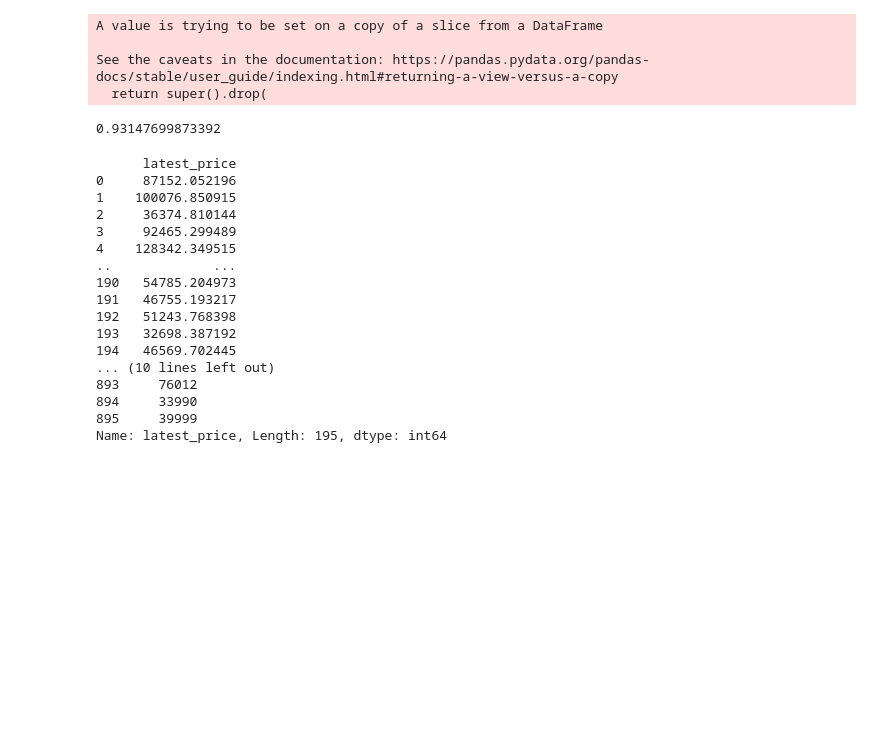
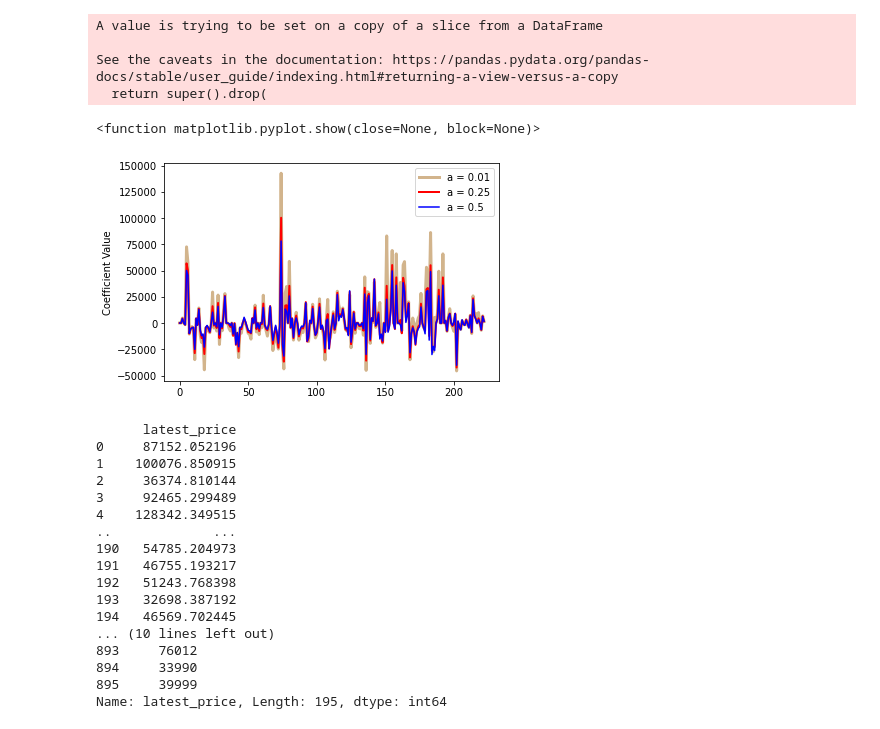
Before and after one commit to CalKat/COMP562-Final, a Jupyter notebook: RidgeRegressionModel.ipynb, the cells around one changed output. Saved outputs shown, nothing was run; the diff lists cells and outputs as text; code cells hidden in the pictures; blank space fills up the shorter version.

Commit message:
ridgeregression with visualized coefficients

```diff
--- a/RidgeRegressionModel.ipynb
+++ b/RidgeRegressionModel.ipynb
@@ -168,12 +168,24 @@ A value is trying to be set on a copy of a slice from a DataFrame
 See the caveats in the documentation: https://pandas.pydata.org/pandas-docs/stable/user_guide/indexing.html#returning-a-view-versus-a-copy
   return super().drop(
 # %%
-ridge_reg = linear_model.Ridge(alpha=.001)
-ridge_reg.fit(train_data, train_labels)
-ridge_reg.score(train_data, train_labels)
-#ridge_reg.intercept_
+ridge_reg_1 = linear_model.Ridge(alpha=0.01)
+ridge_reg_2 = linear_model.Ridge(alpha=0.25)
+ridge_reg_3 = linear_model.Ridge(alpha=0.5)
+ridge_reg_1.fit(train_data, train_labels)
+ridge_reg_1.score(train_data, train_labels)
+ridge_reg_2.fit(train_data, train_labels)
+ridge_reg_2.score(train_data, train_labels)
+ridge_reg_3.fit(train_data, train_labels)
+ridge_reg_3.score(train_data, train_labels)
+plt.plot(ridge_reg_1.coef_, color='tan', linewidth=3, label="a = 0.01")
+plt.plot(ridge_reg_2.coef_,  color='red', linewidth=2, label="a = 0.25")
+plt.plot(ridge_reg_3.coef_,  color='blue', label="a = 0.5")
+plt.ylabel("Coefficient Value")
+plt.legend()
+plt.show
 # %% [output]
-0.93147699873392
+<function matplotlib.pyplot.show(close=None, block=None)>
+[figure, added]
 # %%
 RR_test = ridge_reg.predict(test_data)
 prediction = pd.DataFrame()
```
